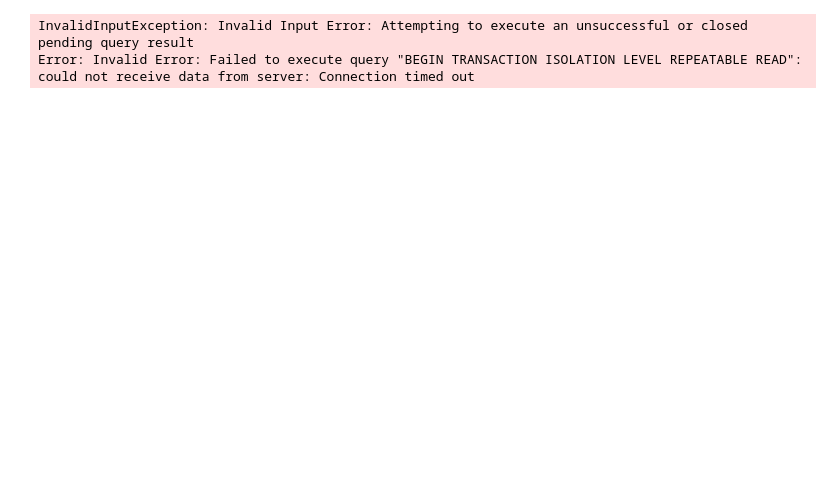
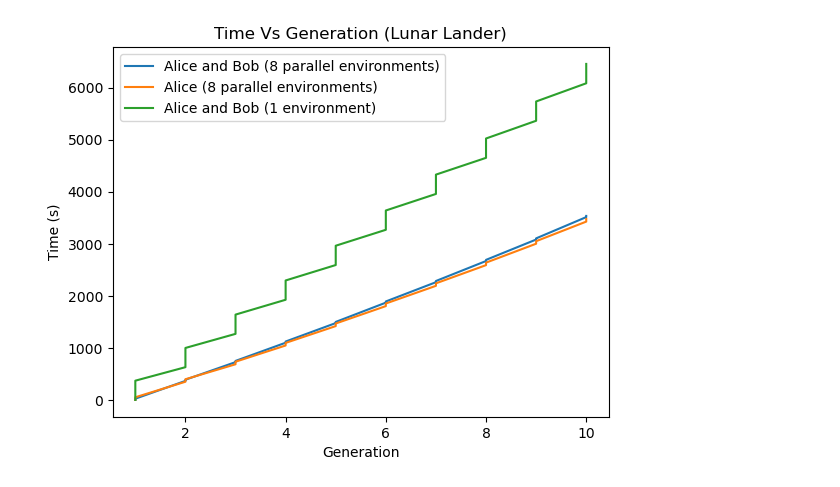
Before and after one commit to bmcnns/distributed-tpg, a Jupyter notebook: more_results.ipynb, the cells around one changed output. Cells and saved outputs as stored; diff of their text form; code cells hidden in the pictures; blank space fills up the shorter version.

```diff
--- a/more_results.ipynb
+++ b/more_results.ipynb
@@ -189,24 +170,27 @@ for worker in workers:
 # %%
 import matplotlib.pyplot as plt
 
-for run in ['8d8185b3-386e-4eb7-816e-a50982f7d583','b5e70a9e-f486-4aba-a8dd-002a07d1e777']:
+for run in ['db7e8e15-76a4-455c-94b3-1531260046c2','b23e79dd-875a-479f-a828-3dab2b1f45e1', '877f981b-83c6-4c1e-843a-39e827f22912']:
     df = duckdb.query(f"""
     SELECT * FROM db.public.training
     WHERE run_id = '{run}'
     ORDER BY generation, time
     """).df()
 
     df['time_elapsed'] = df['time'] - df['time'].min()
 
-    if run == 'b5e70a9e-f486-4aba-a8dd-002a07d1e777':
-        plt.plot(df['generation'], df['time_elapsed'], label="Alice (6 parallel environments)")
-    elif run == '8d8185b3-386e-4eb7-816e-a50982f7d583':
-        plt.plot(df['generation'], df['time_elapsed'], label="Alice and Bob (6 parallel environments)")
+    if run == 'b23e79dd-875a-479f-a828-3dab2b1f45e1':
+        plt.plot(df['generation'], df['time_elapsed'], label="Alice (8 parallel environments)")
+    elif run == 'db7e8e15-76a4-455c-94b3-1531260046c2':
+        plt.plot(df['generation'], df['time_elapsed'], label="Alice and Bob (8 parallel environments)")
+    elif run == '877f981b-83c6-4c1e-843a-39e827f22912':
+        plt.plot(df['generation'], df['time_elapsed'], label="Alice and Bob (1 environment)")
 
     plt.title("Time Vs Generation (Lunar Lander)")
     plt.ylabel("Time (s)")
     plt.xlabel("Generation")
     plt.legend()
+
+plt.savefig(f"./figures/time_vs_generation.png")
 # %% [output]
-InvalidInputException: Invalid Input Error: Attempting to execute an unsuccessful or closed pending query result
-Error: Invalid Error: Failed to execute query "BEGIN TRANSACTION ISOLATION LEVEL REPEATABLE READ": could not receive data from server: Connection timed out
+[figure, added]
```
Also changed, not shown: parts of 6 cells of this notebook, 2 other files.
